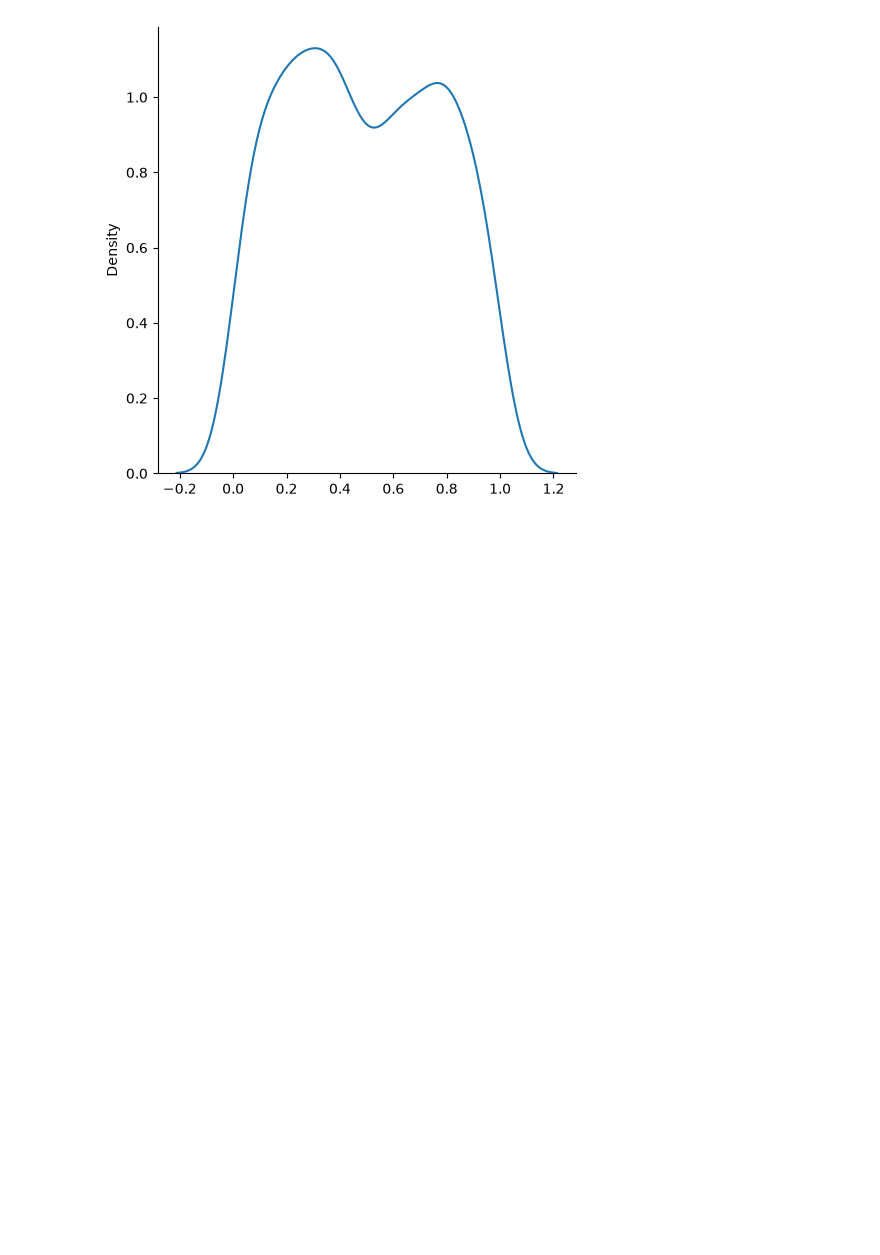
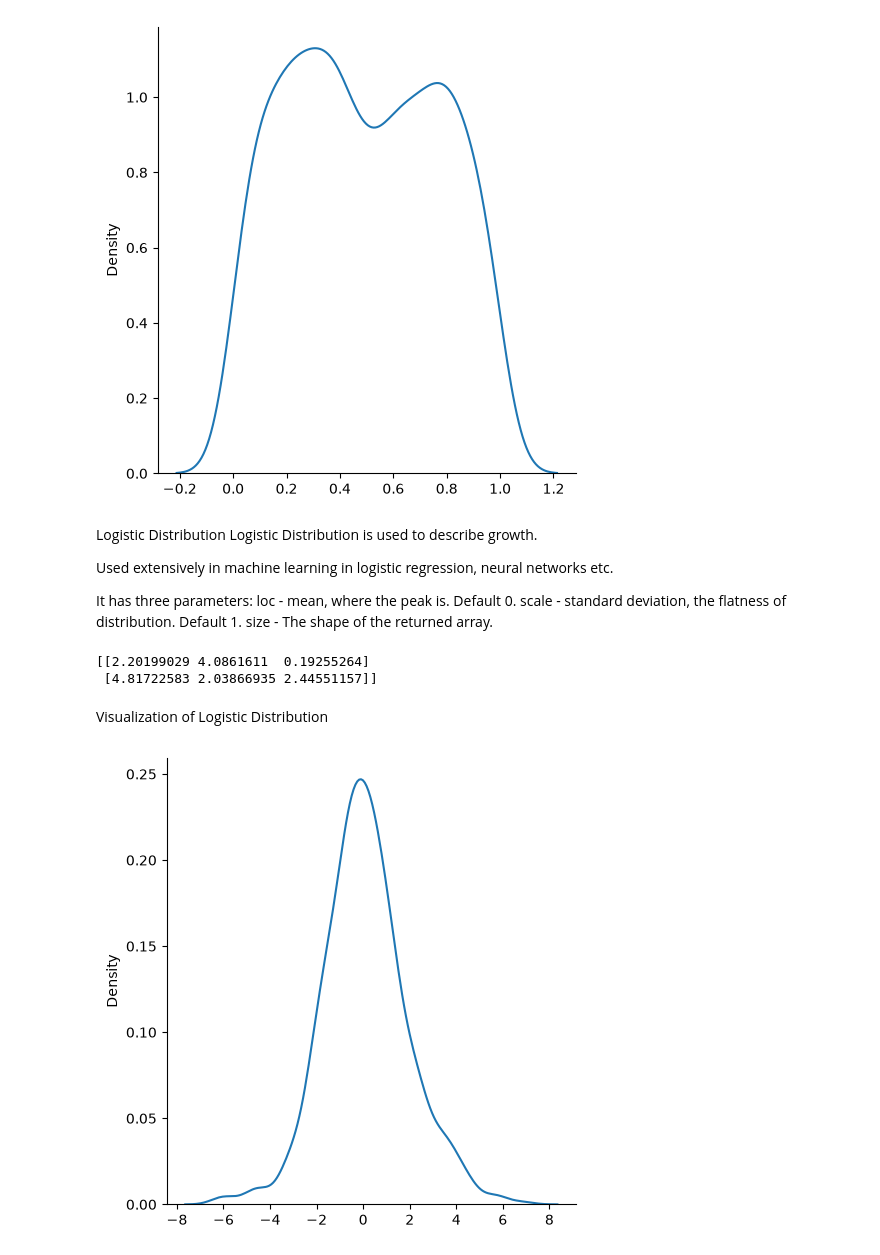
Before and after one commit to malayofficialcse-dev/Data-Science-and-Machine-Learning-, a Jupyter notebook: numpy.ipynb, the cells around one changed output. Saved outputs shown, nothing was run; the diff lists cells and outputs as text; code cells hidden in the pictures; blank space fills up the shorter version.

```diff
--- a/numpy.ipynb
+++ b/numpy.ipynb
@@ -957,3 +957,26 @@ sns.displot(random.uniform(size=1000),kind="kde")
 plt.show()
 # %% [output]
 [figure]
+# %% [markdown]
+Logistic Distribution
+Logistic Distribution is used to describe growth.
+
+Used extensively in machine learning in logistic regression, neural networks etc.
+
+It has three parameters:
+loc - mean, where the peak is. Default 0.
+scale - standard deviation, the flatness of distribution. Default 1.
+size - The shape of the returned array.
+# %%
+x=random.logistic(loc=1,scale=2,size=(2,3))
+print(x)
+# %% [output]
+[[2.20199029 4.0861611  0.19255264]
+ [4.81722583 2.03866935 2.44551157]]
+# %% [markdown]
+Visualization of Logistic Distribution
+# %%
+sns.displot(random.logistic(size=1000),kind="kde")
+plt.show()
+# %% [output]
+[figure, added]
```
Also changed, not shown: parts of 11 cells of this notebook.
